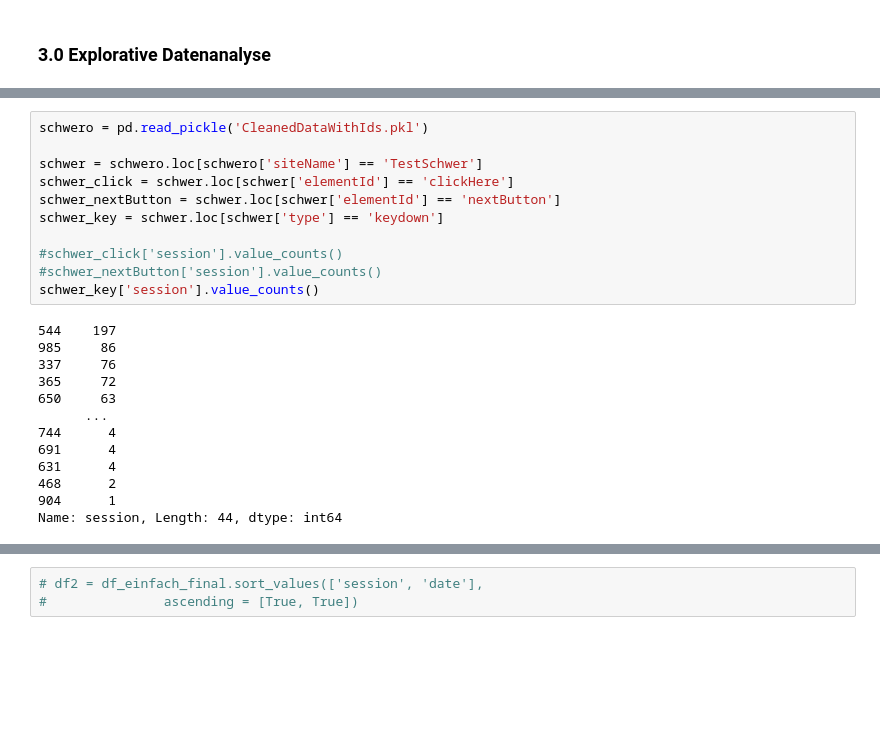
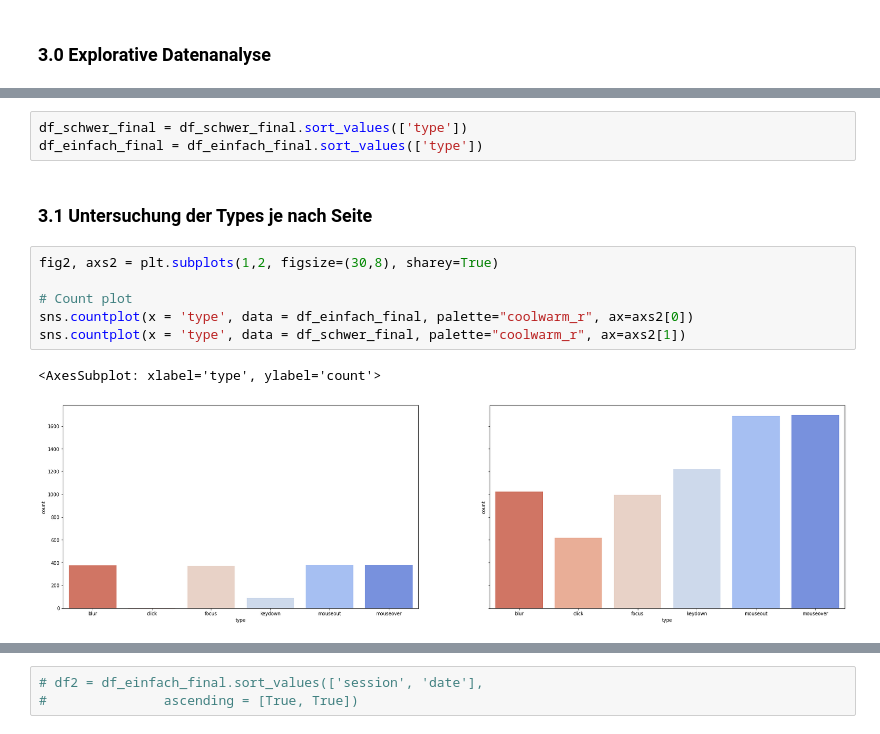
Before and after one commit to IngaGlotzbach/Master-AI, a Jupyter notebook: Model/CleanedData.ipynb, the cells around one changed output, grey strips where cells are left out. Cells and saved outputs as stored; diff of their text form; blank space fills up the shorter version.

```diff
--- a/Model/CleanedData.ipynb
+++ b/Model/CleanedData.ipynb
@@ -259,24 +260,14 @@ Name: session, Length: 22, dtype: int64
-# %%
-schwero = pd.read_pickle('CleanedDataWithIds.pkl')
-
-schwer = schwero.loc[schwero['siteName'] == 'TestSchwer']
-schwer_click = schwer.loc[schwer['elementId'] == 'clickHere']
-schwer_nextButton = schwer.loc[schwer['elementId'] == 'nextButton']
-schwer_key = schwer.loc[schwer['type'] == 'keydown']
-
-#schwer_click['session'].value_counts()
-#schwer_nextButton['session'].value_counts()
-schwer_key['session'].value_counts()
-# %% [output]
-544    197
-985     86
-337     76
-365     72
-650     63
-      ...
-744      4
-691      4
-631      4
-468      2
-904      1
-Name: session, Length: 44, dtype: int64
+# %%
+df_schwer_final = df_schwer_final.sort_values(['type'])
+df_einfach_final = df_einfach_final.sort_values(['type'])
+# %% [markdown]
+### 3.1 Untersuchung der Types je nach Seite
+# %%
+fig2, axs2 = plt.subplots(1,2, figsize=(30,8), sharey=True)
+
+# Count plot
+sns.countplot(x = 'type', data = df_einfach_final, palette="coolwarm_r", ax=axs2[0])
+sns.countplot(x = 'type', data = df_schwer_final, palette="coolwarm_r", ax=axs2[1])
+# %% [output]
+<AxesSubplot: xlabel='type', ylabel='count'>
+[figure, added]
```
Also changed, not shown: parts of 41 cells of this notebook, 7 other files.
